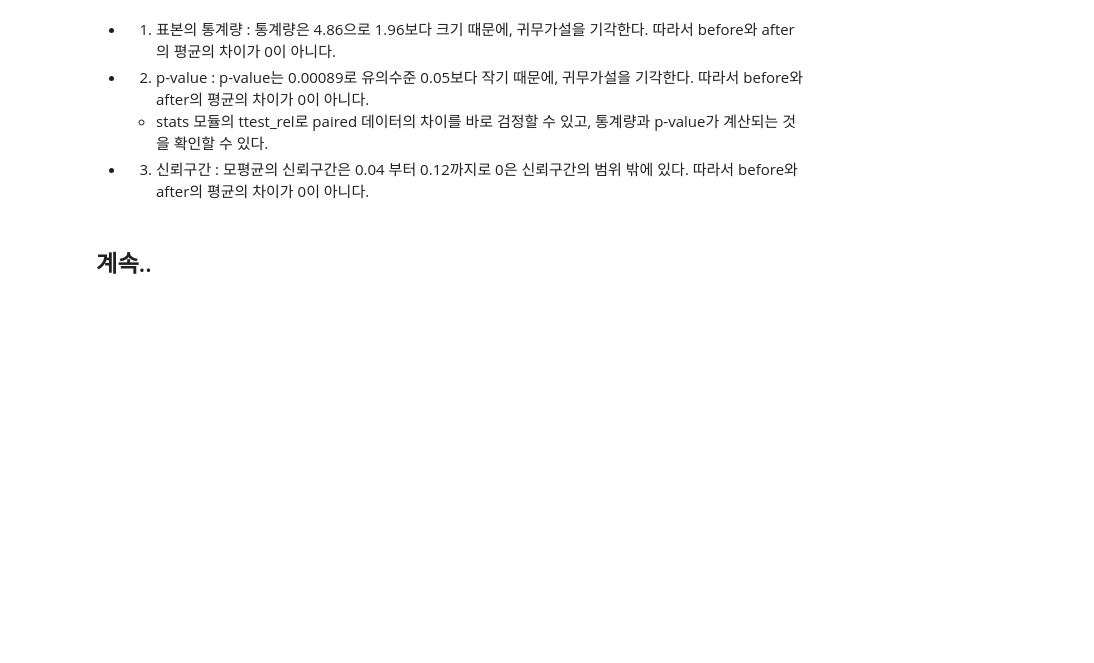
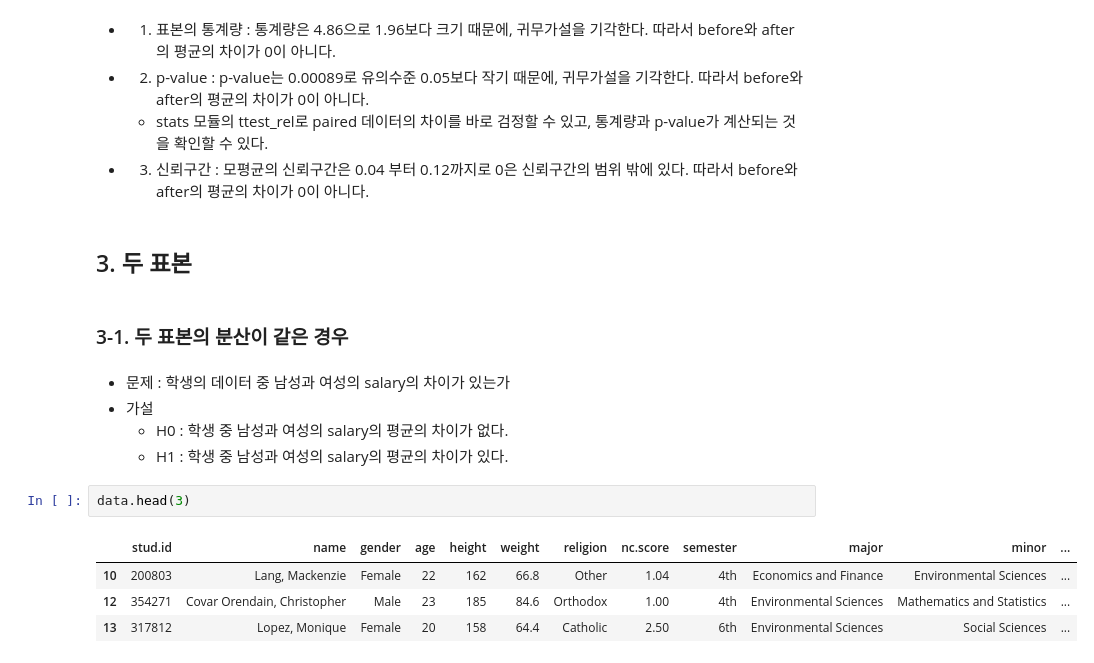
Before and after one commit to dsbumblebee/Statistics-with-Python, a Jupyter notebook: para_2_t-test.ipynb, the cells around one changed output. Cells and saved outputs as stored; diff of their text form; blank space fills up the shorter version.

```diff
--- a/para_2_t-test.ipynb
+++ b/para_2_t-test.ipynb
@@ -163,5 +163,19 @@ Ttest_relResult(statistic=4.863812745135183, pvalue=0.0008911154578225479)
 - 2. p-value : p-value는 0.00089로 유의수준 0.05보다 작기 때문에, 귀무가설을 기각한다. 따라서 before와 after의 평균의 차이가 0이 아니다.
     - stats 모듈의 ttest_rel로 paired 데이터의 차이를 바로 검정할 수 있고, 통계량과 p-value가 계산되는 것을 확인할 수 있다.
 - 3. 신뢰구간 : 모평균의 신뢰구간은 0.04 부터 0.12까지로 0은 신뢰구간의 범위 밖에 있다. 따라서 before와 after의 평균의 차이가 0이 아니다.
-# %% [markdown]
-## 계속..
+# %% [markdown]
+## 3. 두 표본
+# %% [markdown]
+### 3-1. 두 표본의 분산이 같은 경우
+# %% [markdown]
+- 문제 : 학생의 데이터 중 남성과 여성의 salary의 차이가 있는가
+- 가설
+    - H0 : 학생 중 남성과 여성의 salary의 평균의 차이가 없다.
+    - H1 : 학생 중 남성과 여성의 salary의 평균의 차이가 있다.
+# %%
+data.head(3)
+# %% [output]
+|  | stud.id | name | gender | age | height | weight | religion | nc.score | semester | major | minor | ... |
+| 10 | 200803 | Lang, Mackenzie | Female | 22 | 162 | 66.8 | Other | 1.04 | 4th | Economics and Finance | Environmental Sciences | ... |
+| 12 | 354271 | Covar Orendain, Christopher | Male | 23 | 185 | 84.6 | Orthodox | 1.00 | 4th | Environmental Sciences | Mathematics and Statistics | ... |
+| 13 | 317812 | Lopez, Monique | Female | 20 | 158 | 64.4 | Catholic | 2.50 | 6th | Environmental Sciences | Social Sciences | ... |
```
Also changed, not shown: parts of 22 cells of this notebook.
